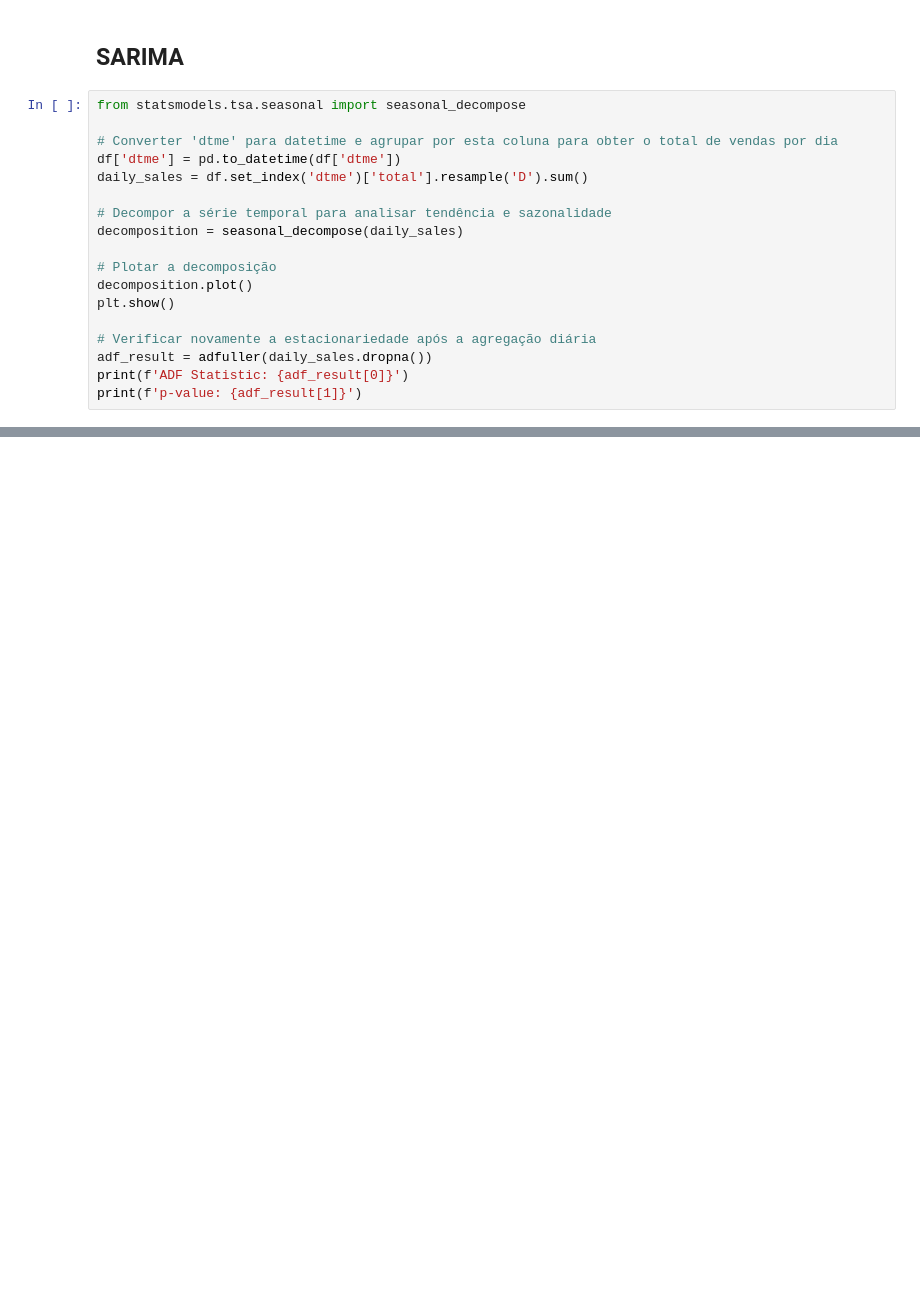
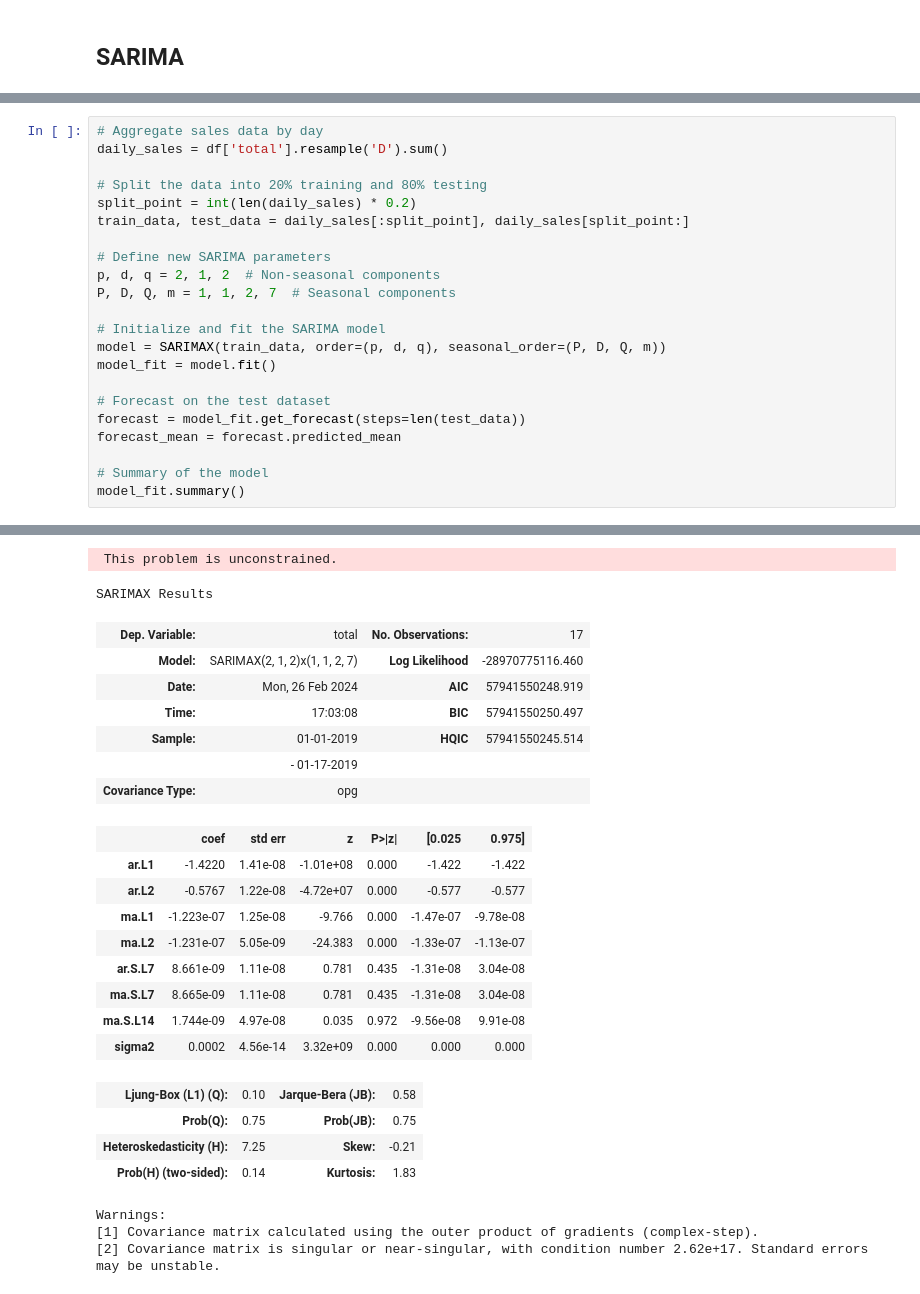
Before and after one commit to Kiwiabacaxi/Desafio-Grao, a Jupyter notebook: jupyter/pred_model_SARIMA.ipynb, the cells around one changed output, grey strips where cells are left out. Saved outputs shown, nothing was run; the diff lists cells and outputs as text; blank space fills up the shorter version.

```diff
--- a/jupyter/pred_model_SARIMA.ipynb
+++ b/jupyter/pred_model_SARIMA.ipynb
@@ -16,20 +17,2 @@ df = pd.read_csv("../data/commerce_dataset.csv", sep=";")
 # %% [markdown]
 ## SARIMA
-# %%
-from statsmodels.tsa.seasonal import seasonal_decompose
-
-# Converter 'dtme' para datetime e agrupar por esta coluna para obter o total de vendas por dia
-df['dtme'] = pd.to_datetime(df['dtme'])
-daily_sales = df.set_index('dtme')['total'].resample('D').sum()
-
-# Decompor a série temporal para analisar tendência e sazonalidade
-decomposition = seasonal_decompose(daily_sales)
-
-# Plotar a decomposição
-decomposition.plot()
-plt.show()
-
-# Verificar novamente a estacionariedade após a agregação diária
-adf_result = adfuller(daily_sales.dropna())
-print(f'ADF Statistic: {adf_result[0]}')
-print(f'p-value: {adf_result[1]}')
@@ -97,0 +19,23 @@ plt.show()
+# %%
+# Aggregate sales data by day
+daily_sales = df['total'].resample('D').sum()
+
+# Split the data into 20% training and 80% testing
+split_point = int(len(daily_sales) * 0.2)
+train_data, test_data = daily_sales[:split_point], daily_sales[split_point:]
+
+# Define new SARIMA parameters
+p, d, q = 2, 1, 2  # Non-seasonal components
+P, D, Q, m = 1, 1, 2, 7  # Seasonal components
+
+# Initialize and fit the SARIMA model
+model = SARIMAX(train_data, order=(p, d, q), seasonal_order=(P, D, Q, m))
+model_fit = model.fit()
+
+# Forecast on the test dataset
+forecast = model_fit.get_forecast(steps=len(test_data))
+forecast_mean = forecast.predicted_mean
+
+# Summary of the model
+model_fit.summary()
+# %% [output]
@@ -97,0 +59,25 @@ plt.show()
+ This problem is unconstrained.
+SARIMAX Results
+| Dep. Variable: | total | No. Observations: | 17 |
+| Model: | SARIMAX(2, 1, 2)x(1, 1, 2, 7) | Log Likelihood | -28970775116.460 |
+| Date: | Mon, 26 Feb 2024 | AIC | 57941550248.919 |
+| Time: | 17:03:08 | BIC | 57941550250.497 |
+| Sample: | 01-01-2019 | HQIC | 57941550245.514 |
+|  | - 01-17-2019 |  |  |
+| Covariance Type: | opg |  |  |
+|  | coef | std err | z | P>|z| | [0.025 | 0.975] |
+| ar.L1 | -1.4220 | 1.41e-08 | -1.01e+08 | 0.000 | -1.422 | -1.422 |
+| ar.L2 | -0.5767 | 1.22e-08 | -4.72e+07 | 0.000 | -0.577 | -0.577 |
+| ma.L1 | -1.223e-07 | 1.25e-08 | -9.766 | 0.000 | -1.47e-07 | -9.78e-08 |
+| ma.L2 | -1.231e-07 | 5.05e-09 | -24.383 | 0.000 | -1.33e-07 | -1.13e-07 |
+| ar.S.L7 | 8.661e-09 | 1.11e-08 | 0.781 | 0.435 | -1.31e-08 | 3.04e-08 |
+| ma.S.L7 | 8.665e-09 | 1.11e-08 | 0.781 | 0.435 | -1.31e-08 | 3.04e-08 |
+| ma.S.L14 | 1.744e-09 | 4.97e-08 | 0.035 | 0.972 | -9.56e-08 | 9.91e-08 |
+| sigma2 | 0.0002 | 4.56e-14 | 3.32e+09 | 0.000 | 0.000 | 0.000 |
+| Ljung-Box (L1) (Q): | 0.10 | Jarque-Bera (JB): | 0.58 |
+| Prob(Q): | 0.75 | Prob(JB): | 0.75 |
+| Heteroskedasticity (H): | 7.25 | Skew: | -0.21 |
+| Prob(H) (two-sided): | 0.14 | Kurtosis: | 1.83 |
+Warnings:
+[1] Covariance matrix calculated using the outer product of gradients (complex-step).
+[2] Covariance matrix is singular or near-singular, with condition number 2.62e+17. Standard errors may be unstable.
```
Also changed, not shown: parts of 8 cells of this notebook, 1 other file.
